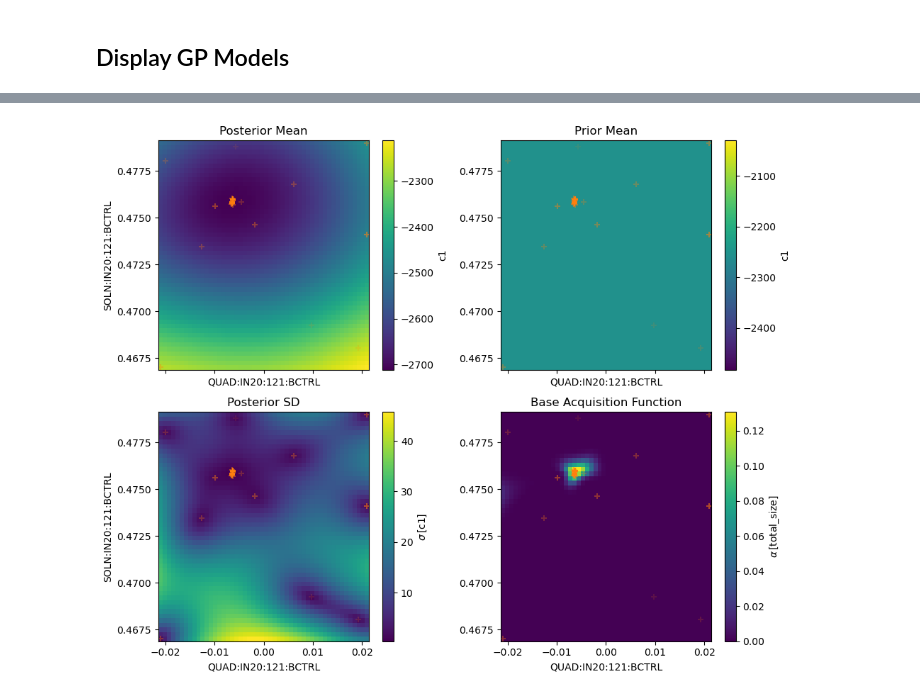
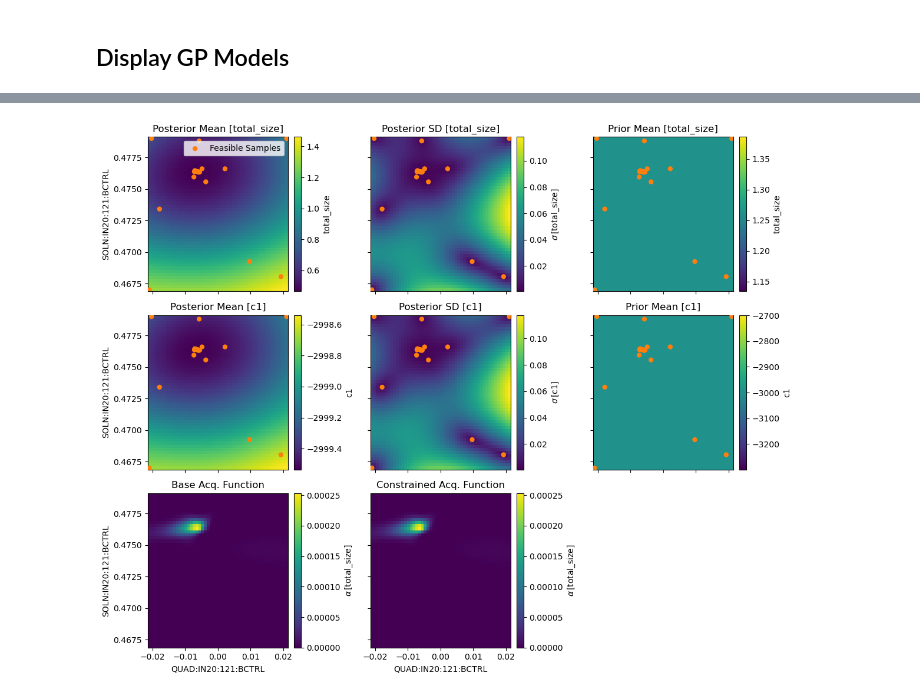
Before and after one commit to t-bz/SLAC_Xopt, a Jupyter notebook: lcls/nn_prior/offline_test_constant_prior_mean.ipynb, the cells around one changed output, grey strips where cells are left out. Saved outputs shown, nothing was run; the diff lists cells and outputs as text; code cells hidden in the pictures.

```diff
--- a/lcls/nn_prior/offline_test_constant_prior_mean.ipynb
+++ b/lcls/nn_prior/offline_test_constant_prior_mean.ipynb
@@ -221,8 +230,4 @@ fig, ax = display_model(X)
-# %%
-fig, ax = display_model(
-    X=X,
-    output_name="c1",
-    constrained_acqf=False,
-)
-# %% [output]
-[figure, removed]
+# %%
+X.generator.visualize_model(show_prior_mean=True);
+# %% [output]
+[figure, added]
```
Also changed, not shown: parts of 12 cells of this notebook, 4 other files.
